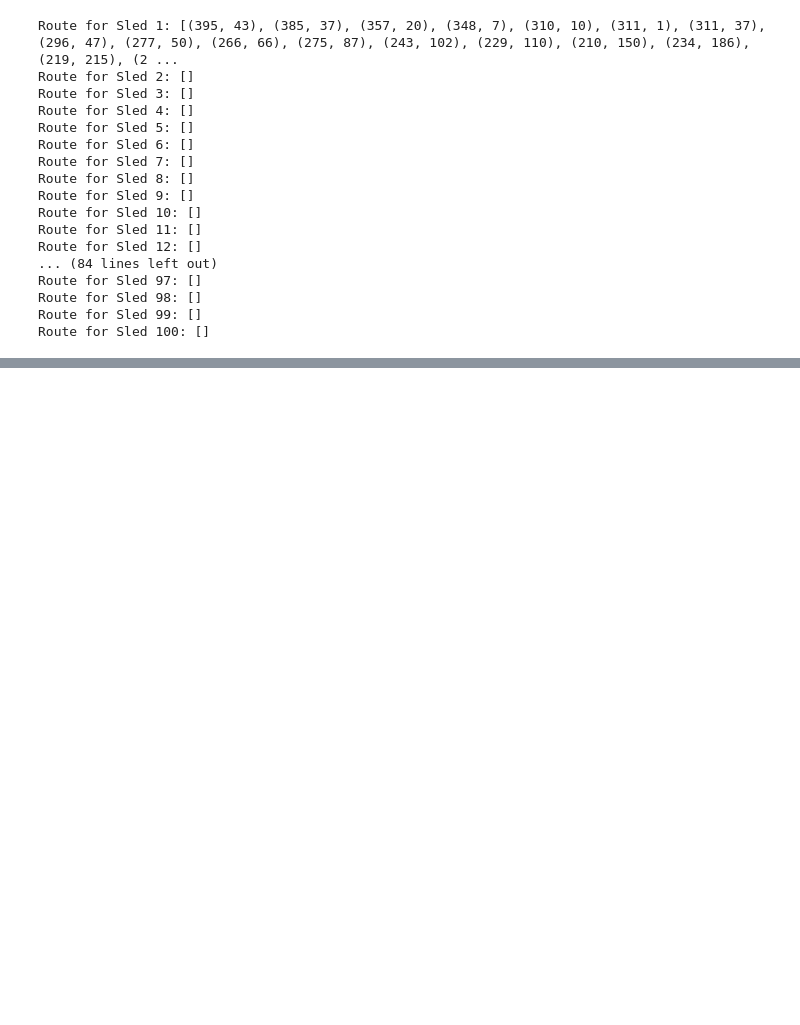
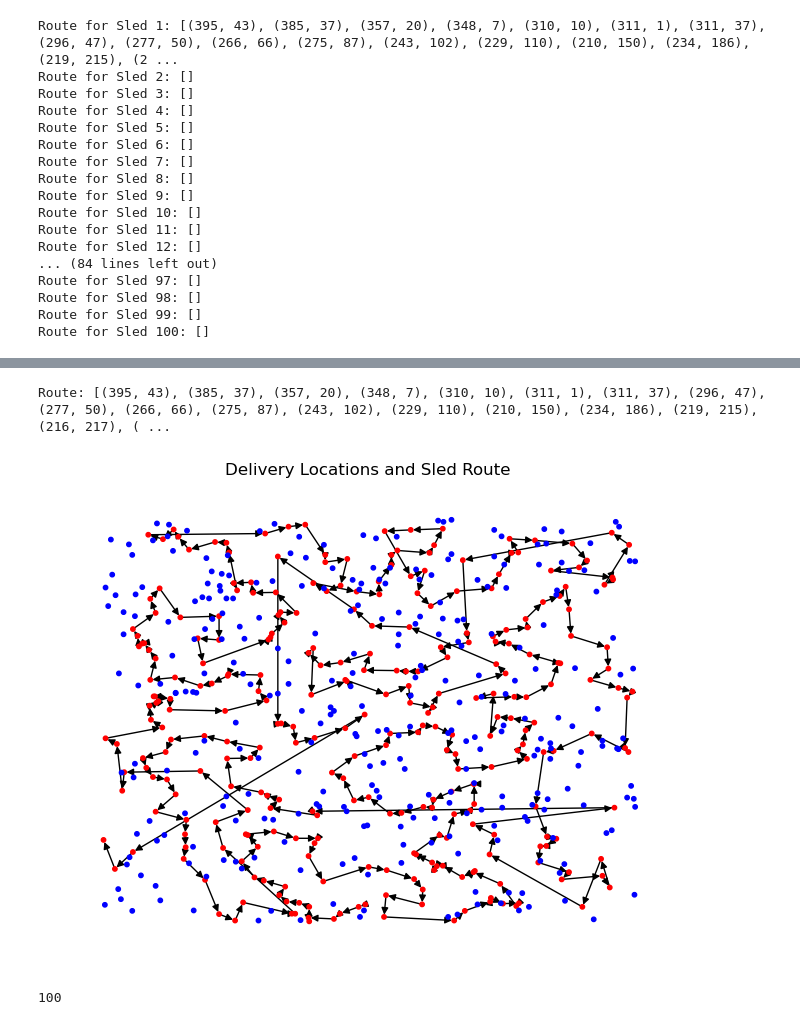
Before and after one commit to MoschMaster/Hackathon-Christmas, a Jupyter notebook: Mischa_env.ipynb, the cells around one changed output, grey strips where cells are left out. Cells and saved outputs as stored; diff of their text form; code cells hidden in the pictures; blank space fills up the shorter version.

```diff
--- a/Mischa_env.ipynb
+++ b/Mischa_env.ipynb
@@ -108,0 +230,51 @@ Route for Sled 100: []
+# %%
+import pandas as pd
+
+def calculate_distance(point1, point2):
+    """Calculate the Manhattan distance between two points."""
+    return abs(point1[0] - point2[0]) + abs(point1[1] - point2[1])
+
+def nearest_neighbor_route(df):
+    # Starting at the first delivery point
+    current_point = (df.iloc[0]['Start_Horizontal'], df.iloc[0]['Start_Vertical'])
+    unvisited = df.index.tolist()[1:]  # All points except the starting point
+    route = [current_point]
+
+    # Iterate until all points are visited
+    while unvisited:
+        nearest_point, nearest_idx = None, None
+        min_distance = float('inf')
+
+        # Find the nearest unvisited point
+        for idx in unvisited:
+            next_point = (df.loc[idx, 'Start_Horizontal'], df.loc[idx, 'Start_Vertical'])
+            distance = calculate_distance(current_point, next_point)
+            if distance < min_distance:
+                min_distance = distance
+                nearest_point = next_point
+                nearest_idx = idx
+
+        # Update the current point and mark as visited
+        current_point = nearest_point
+        route.append(current_point)
+        unvisited.remove(nearest_idx)
+
+    return route
+
+# Example usage
+# df = pd.DataFrame(...)  # Your DataFrame here
+route = nearest_neighbor_route(df)
+print("Route:", route)
+# %% [output]
+Route: [(395, 43), (385, 37), (357, 20), (348, 7), (310, 10), (311, 1), (311, 37), (296, 47), (277, 50), (266, 66), (275, 87), (243, 102), (229, 110), (210, 150), (234, 186), (219, 215), (216, 217), ( ...
+# %%
+plot_route(df, route)
+# %% [output]
+[figure, added]
+# %%
+counter = 0
+for route in routes:
+    counter+=1
+print(counter)
+# %% [output]
+100
```
Also changed, not shown: parts of 6 cells of this notebook, 2 other files.
